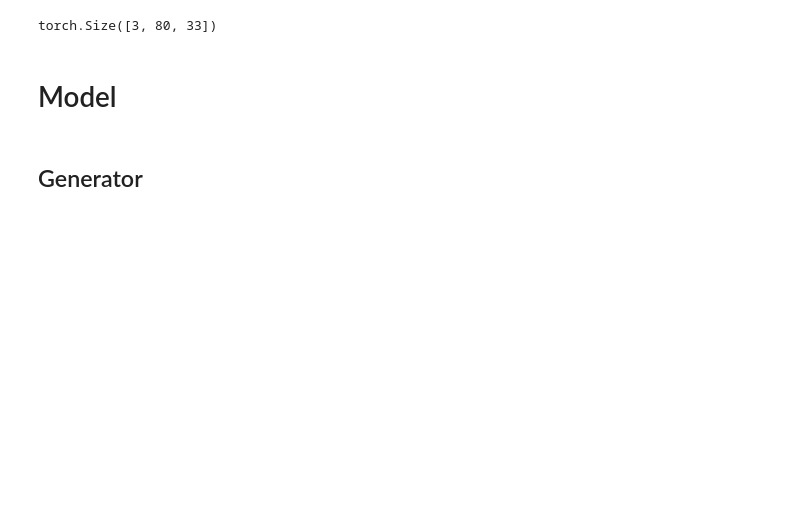
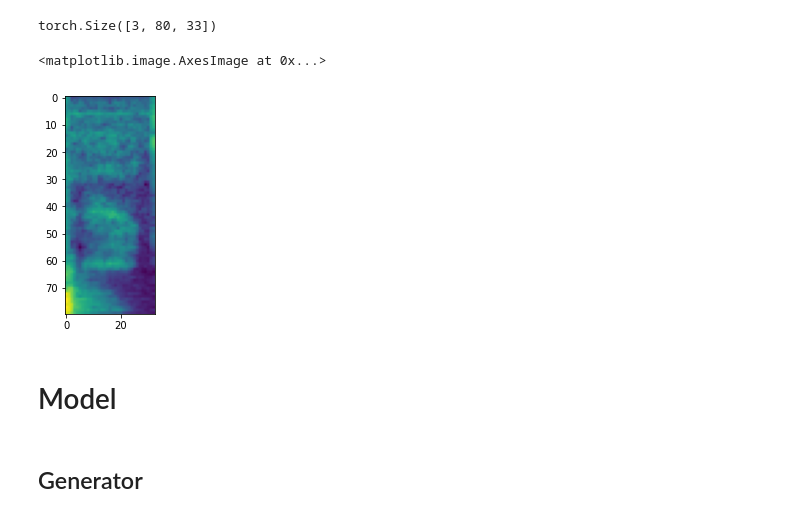
Before and after one commit to quynhu-d/TTS_HiFiGAN, a Jupyter notebook: overfit_hifigan.ipynb, the cells around one changed output. Cells and saved outputs as stored; diff of their text form; code cells hidden in the pictures; blank space fills up the shorter version.

```diff
--- a/overfit_hifigan.ipynb
+++ b/overfit_hifigan.ipynb
@@ -80,6 +104,12 @@ mel = MelSpectrogram(MelSpectrogramConfig())
 mel(batch.waveform).shape
 # %% [output]
 torch.Size([3, 80, 33])
+# %%
+import matplotlib.pyplot as plt
+plt.imshow(mel(batch.waveform)[2])
+# %% [output]
+<matplotlib.image.AxesImage at 0x...>
+[figure, added]
 # %% [markdown]
 # Model
 # %%
```
Also changed, not shown: parts of 11 cells of this notebook.
